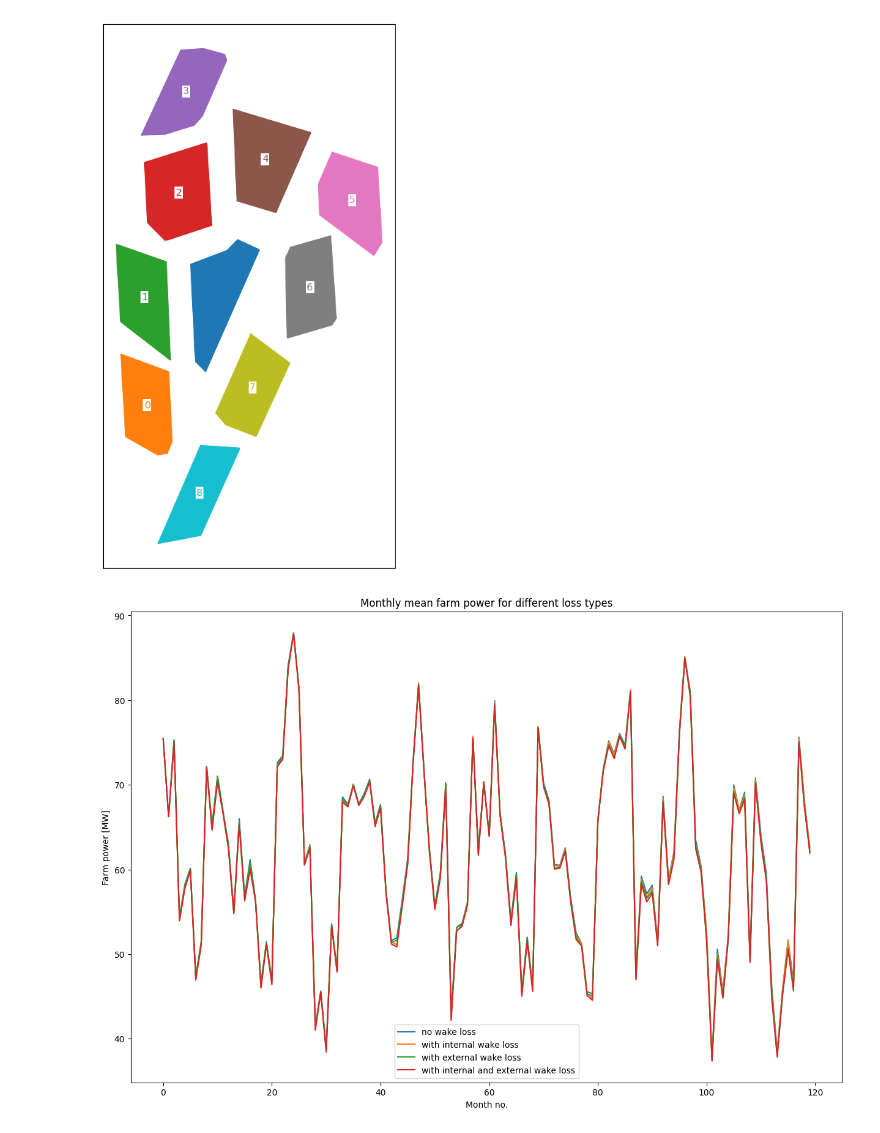
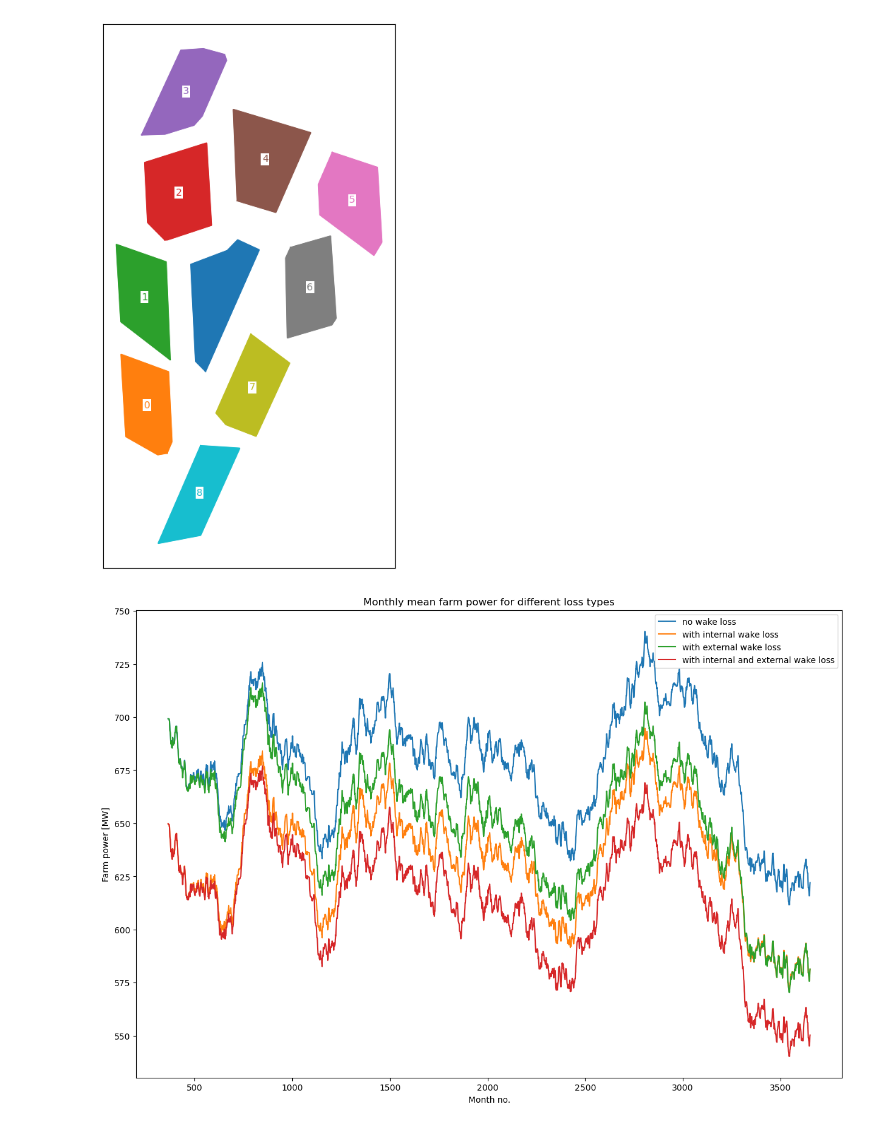
Before and after one commit to DTUWindEnergy/TopFarm2, a Jupyter notebook: docs/notebooks/wind_farm_cluster.ipynb, the cells around one changed output. Drawn from its saved outputs; the diff is of its cells as text; code cells hidden in the pictures.

Commit message:
updated wind farm cluster notebook so it contains full wind farms.

```diff
--- a/docs/notebooks/wind_farm_cluster.ipynb
+++ b/docs/notebooks/wind_farm_cluster.ipynb
@@ -16,24 +16,20 @@ from shapely.geometry import Polygon
 from topfarm.examples.energy_island import EnergyIsland
 # %%
 TFC = EnergyIsland()
-TFC.x_target = TFC.x_target[:6]
-TFC.y_target = TFC.y_target[:6]
+TFC.x_target = TFC.x_target
+TFC.y_target = TFC.y_target
 # %%
 RPs = np.arange(10, 16).astype(int)
-n_wt_list = (100/RPs).astype(int)
-# wt_list = [GenericWindTurbine(f'WT_{n}', d, h, rp * 10 ** 3) for n, d, h, rp in zip(np.arange(6), Ds, hhs, RPs)]
-# wfm = Nygaard_2022
+n_wt_list = (1000/RPs).astype(int)
 wt_types = [5, 2, 4, 3, 1, 3, 2, 2, 2, 2]
 n_wts = n_wt_list[wt_types].tolist()
-# n_points_x = 18
-# n_points_y = 18
 random_pct = 50
 seeds_ss = 10 * [0]
 ws_ss = [10]
 wd_ss = np.arange(0, 360, 30)
 fn_prefix_ss = 'ss_states/ss_state'
 fn_prefix_sim = 'sim/sim_res'
-construction_days = [0, 2956, 2681, 2251, 3012,  774,  324,   84, 1071,  639]
+construction_days = [   0,  360,  720, 1080, 1440, 1800, 2160, 2520, 2880, 3240]
 df = TFC.run(wt_types,
         n_wts,
         construction_days,
@@ -156,17 +152,16 @@ ax.axes.get_yaxis().set_visible(False)
 # %% [output]
 [figure]
 # %%
-monthly_means = df.resample("M").mean()
-xs = np.arange(120)
+xs = np.arange(3653)
 plt.figure(figsize=(15,10))
-plt.plot(xs, monthly_means.power_no_neighbours_no_wake/10**6, label='no wake loss')
-plt.plot(xs, monthly_means.power_no_neighbours/10**6, label='with internal wake loss')
-plt.plot(xs, monthly_means.power_no_wake/10**6, label='with external wake loss')
-plt.plot(xs, monthly_means.power/10**6, label='with internal and external wake loss')
+plt.plot(xs, df.power_no_neighbours_no_wake.rolling(365).mean()/10**6, label='no wake loss')
+plt.plot(xs, df.power_no_neighbours.rolling(365).mean()/10**6, label='with internal wake loss')
+plt.plot(xs, df.power_no_wake.rolling(365).mean()/10**6, label='with external wake loss')
+plt.plot(xs, df.power.rolling(365).mean()/10**6, label='with internal and external wake loss')
 plt.legend()
 plt.title('Monthly mean farm power for different loss types')
 plt.xlabel('Month no.')
 plt.ylabel('Farm power [MW]')
 plt.savefig('monthly_mean_power.png')
 # %% [output]
-[figure, old version]
+[figure, new version]
```
Also changed, not shown: parts of 2 cells of this notebook, 21 other files.
